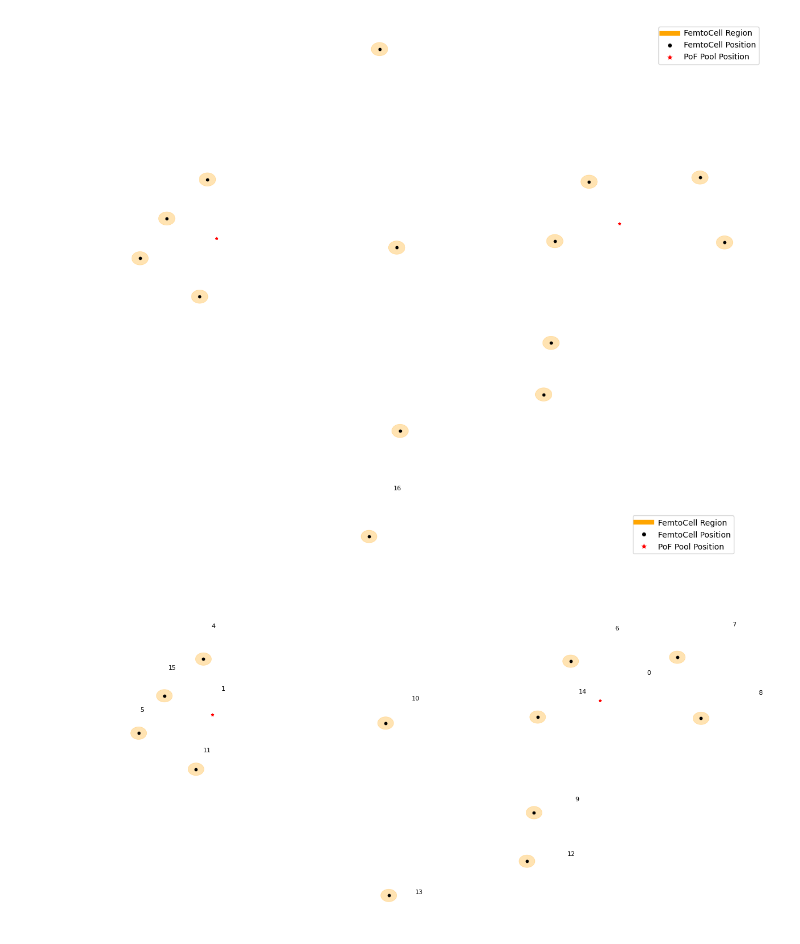
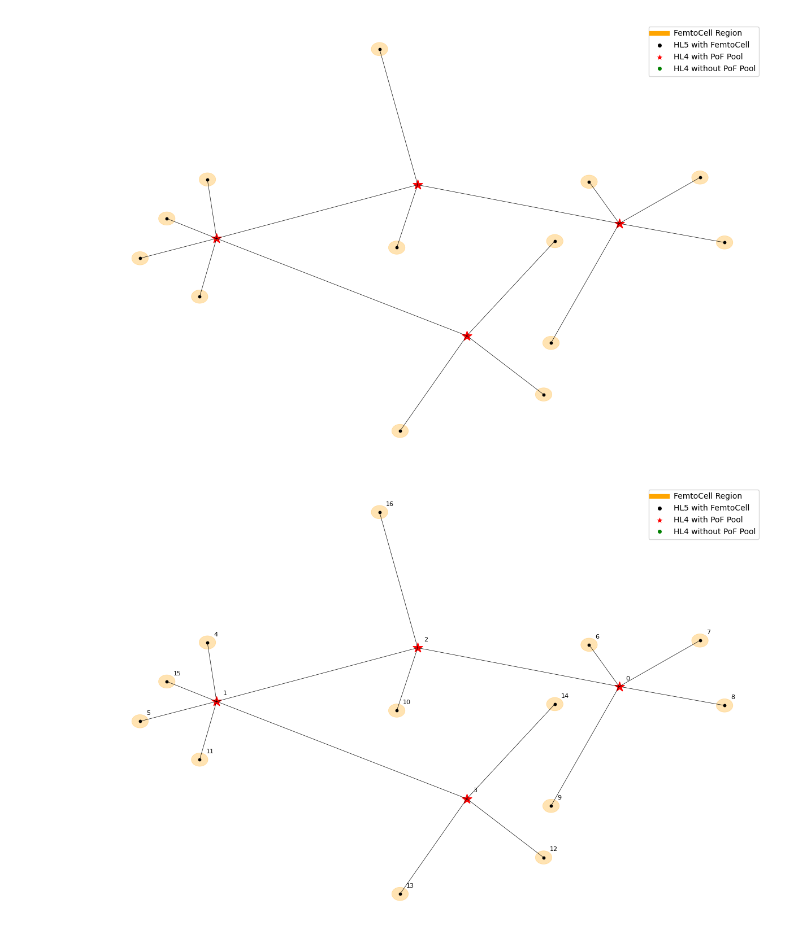
Before and after one commit to 6G-XTREME/PoF_Simulator, a Jupyter notebook: mocks/pruebas_mapa_rural/mapa.ipynb, the cells around one changed output. Cells and saved outputs as stored; diff of their text form; code cells hidden in the pictures.

```diff
--- a/mocks/pruebas_mapa_rural/mapa.ipynb
+++ b/mocks/pruebas_mapa_rural/mapa.ipynb
@@ -4,13 +4,14 @@ from model.MatFileStorageParser import FileModel
 from model.RegionsCalcs import create_regions
 import numpy as np
 # %%
-file = "use_case_1_2_pools.mat"
+file = "use_case_2_4_pools_links.mat"
 
-bs, nf, nm = FileModel.load_file_basic(file)
+bs, nf, nm, links = FileModel.load_file_extended(file)
 
 BaseStations = bs
 NMacroCells = nm
 NFemtoCells = nf
+Links = links
 # %%
 BaseStations[:,0] = BaseStations[:,0]
 BaseStations[:,1] = BaseStations[:,1]
@@ -47,29 +48,29 @@ nodes_with_femtocells = np.zeros(len(BaseStations))
 nodes_with_femtocells[NMacroCells:] = 1
 
 nodes_with_hpld = np.zeros(len(BaseStations))
-nodes_with_hpld[:2] = 1
+nodes_with_hpld[:4] = 1
 
 base_associations = np.zeros(len(BaseStations))
 # %%
-fig, ax = plot_regions_deliverable(
+fig, ax = plot_regions_deliverable_e17(
     BaseStations,
     nodes_with_femtocells,
     nodes_with_hpld,
-    base_associations,
+    Links,
     Regions_fem,
     title="UC1 - PoF Pools on HL4",
 )
 # %% [output]
-[figure, old version]
+[figure, new version]
 # %%
-fig, ax = plot_regions_deliverable(
+fig, ax = plot_regions_deliverable_e17(
     BaseStations,
     nodes_with_femtocells,
     nodes_with_hpld,
-    base_associations,
+    Links,
     Regions_fem,
     title="UC1 - PoF Pools on HL4",
     draw_node_names=True,
 )
 # %% [output]
-[figure, old version]
+[figure, new version]
```
Also changed, not shown: parts of 1 cell of this notebook, 18 other files.
